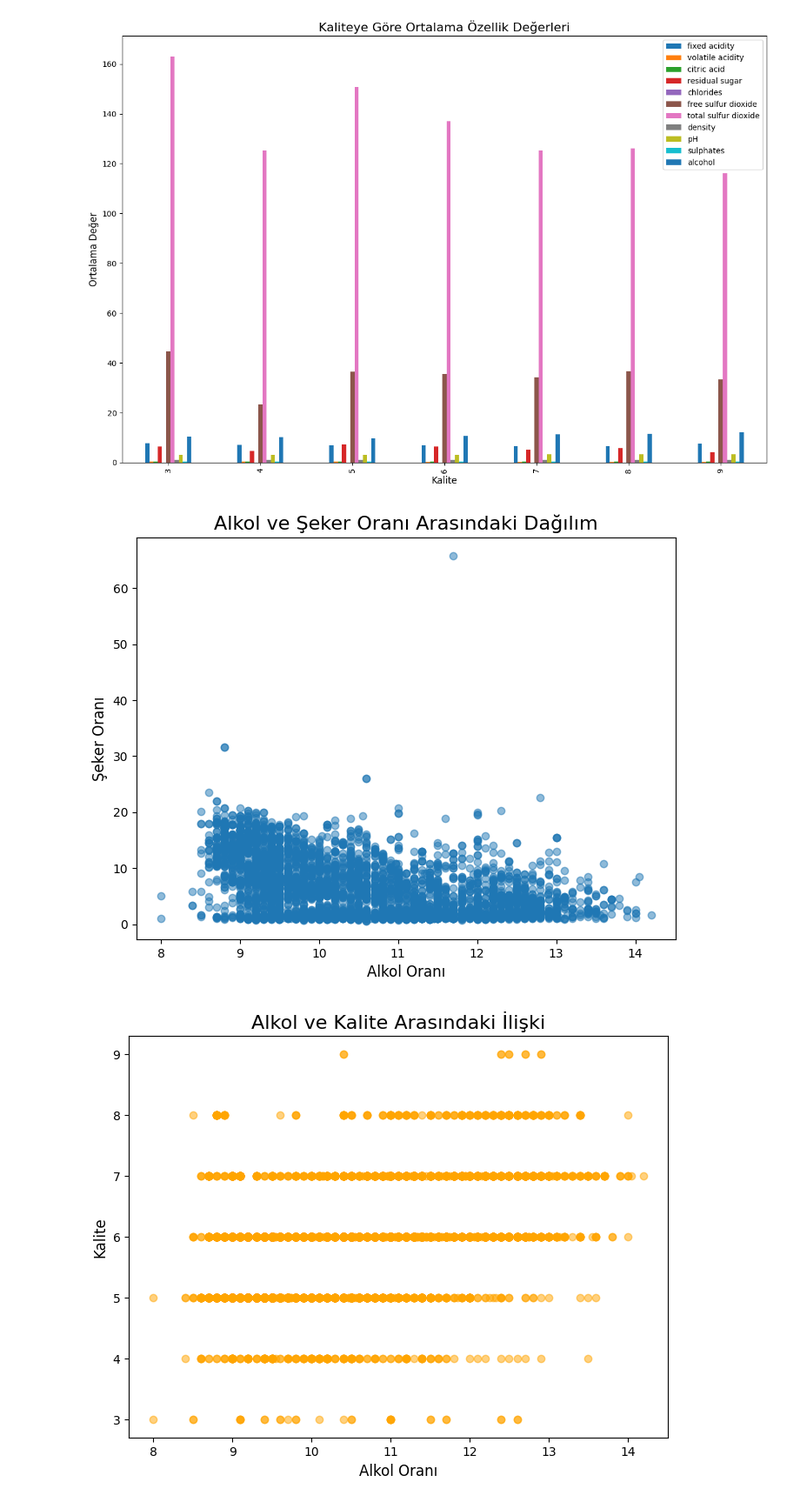
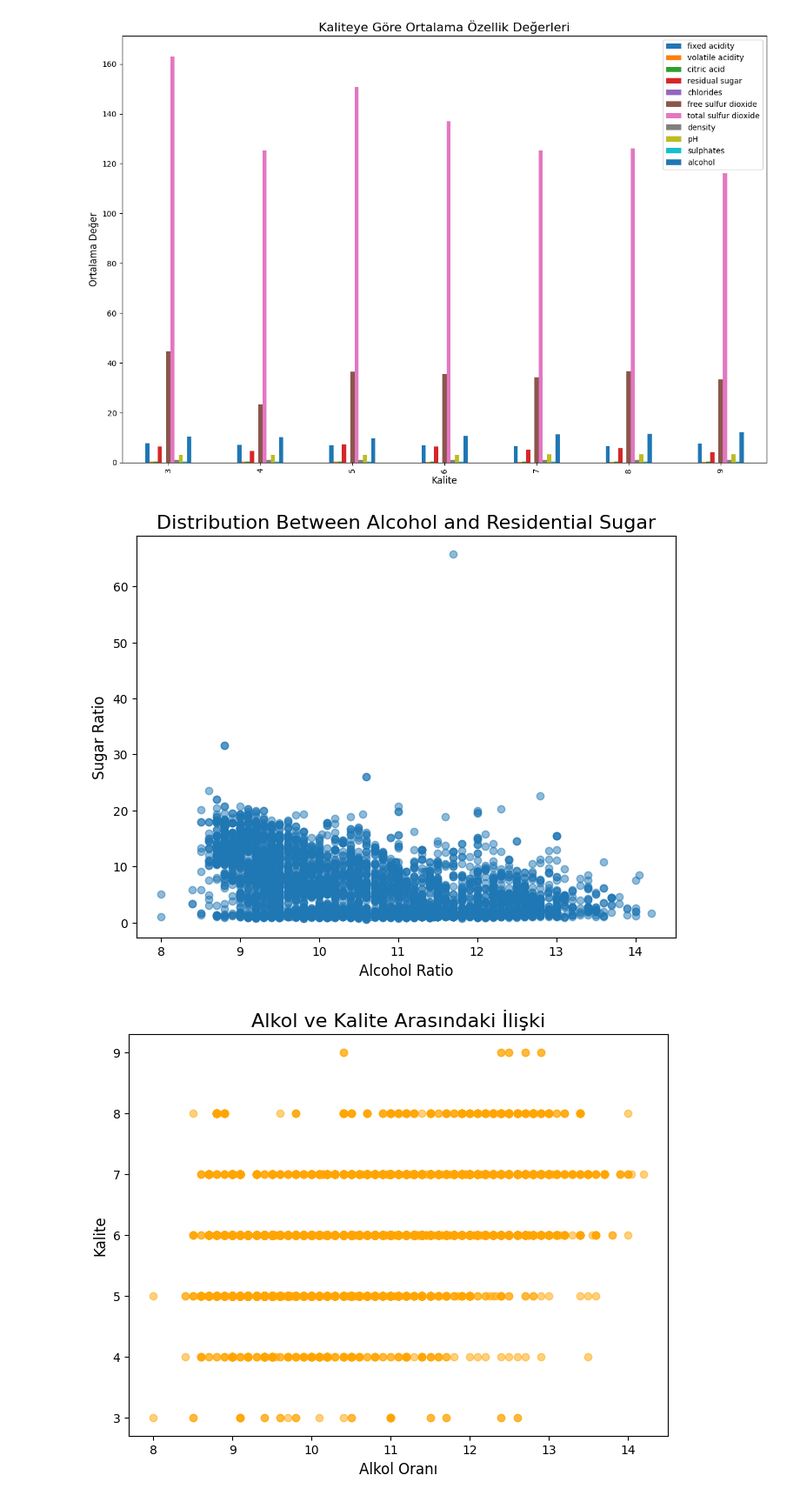
Before and after one commit to ahmetbekir22/wine-quality-prediction, a Jupyter notebook: white_wine_analays.ipynb, the cells around one changed output. Shown at 87% size. Saved outputs shown, nothing was run; the diff lists cells and outputs as text; code cells hidden in the pictures.

```diff
--- a/white_wine_analays.ipynb
+++ b/white_wine_analays.ipynb
@@ -16,7 +16,7 @@ import seaborn as sns
 import pandas as pd
 
 
-wine_data = pd.read_csv('/content/winequality-white.csv',delimiter=';')
+wine_data = pd.read_csv('wine_quality_data/winequality-white.csv',delimiter=';')
 
 stat_summary = wine_data.describe()
 print(stat_summary)
@@ -83,13 +83,13 @@ plt.show()
 # %%
 # Alkol ve şeker oranı arasındaki ilişkiyi görmek için dağılım grafiği
 plt.figure(figsize=(8, 6))
 plt.scatter(wine_data['alcohol'], wine_data['residual sugar'], alpha=0.5)
-plt.title('Alkol ve Şeker Oranı Arasındaki Dağılım', fontsize=16)
-plt.xlabel('Alkol Oranı', fontsize=12)
-plt.ylabel('Şeker Oranı', fontsize=12)
+plt.title('Distribution Between Alcohol and Residential Sugar', fontsize=16)
+plt.xlabel('Alcohol Ratio', fontsize=12)
+plt.ylabel('Sugar Ratio', fontsize=12)
 plt.show()
 # %% [output]
-[figure, old version]
+[figure, new version]
 # %%
 # Alkol ve kalite arasındaki ilişkiyi görmek için dağılım grafiği
 plt.figure(figsize=(8, 6))
```
Also changed, not shown: parts of 3 cells of this notebook, 28 other files.
